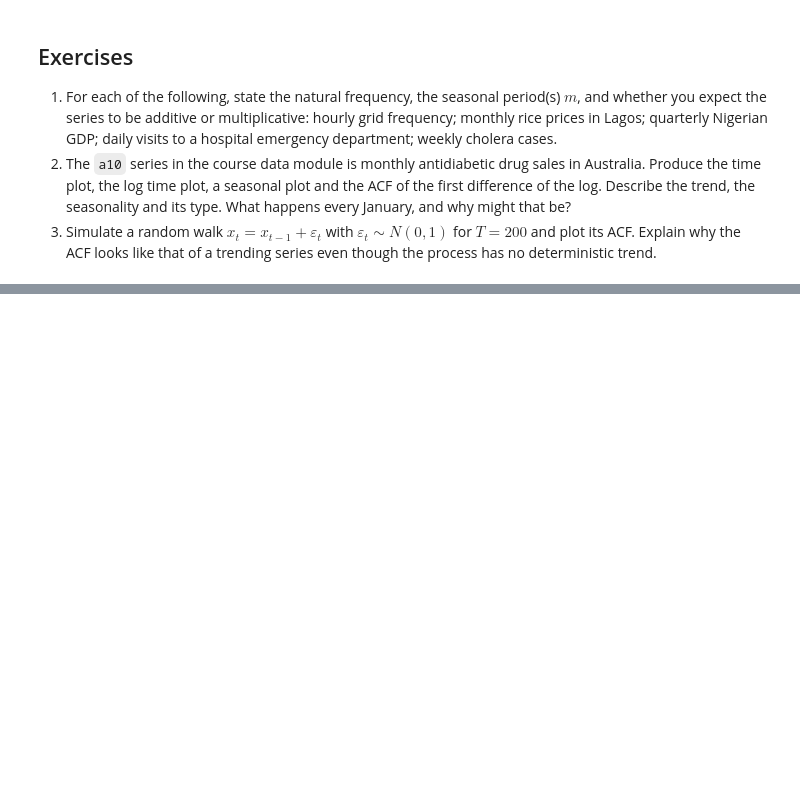
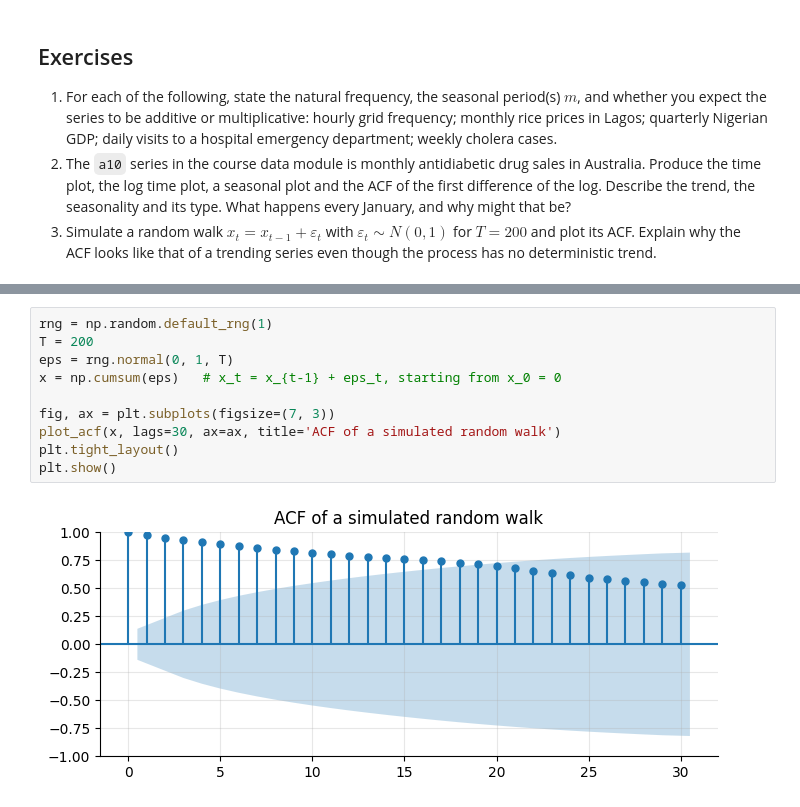
Before and after one commit to Favour-Fregene/NUTDTS816_Course_Repository, a Jupyter notebook: notebooks/lab01_introduction_to_time_series_data.ipynb, the cells around one changed output, grey strips where cells are left out. Saved outputs shown, nothing was run; the diff lists cells and outputs as text; blank space fills up the shorter version.

```diff
--- a/notebooks/lab01_introduction_to_time_series_data.ipynb
+++ b/notebooks/lab01_introduction_to_time_series_data.ipynb
@@ -70,0 +272,12 @@ print(pd.concat([cpi, fx, grid], axis=1).tail(4))
+# %%
+rng = np.random.default_rng(1)
+T = 200
+eps = rng.normal(0, 1, T)
+x = np.cumsum(eps)   # x_t = x_{t-1} + eps_t, starting from x_0 = 0
+
+fig, ax = plt.subplots(figsize=(7, 3))
+plot_acf(x, lags=30, ax=ax, title='ACF of a simulated random walk')
+plt.tight_layout()
+plt.show()
+# %% [output]
+[figure, added]
```
Also changed, not shown: parts of 10 cells of this notebook.
